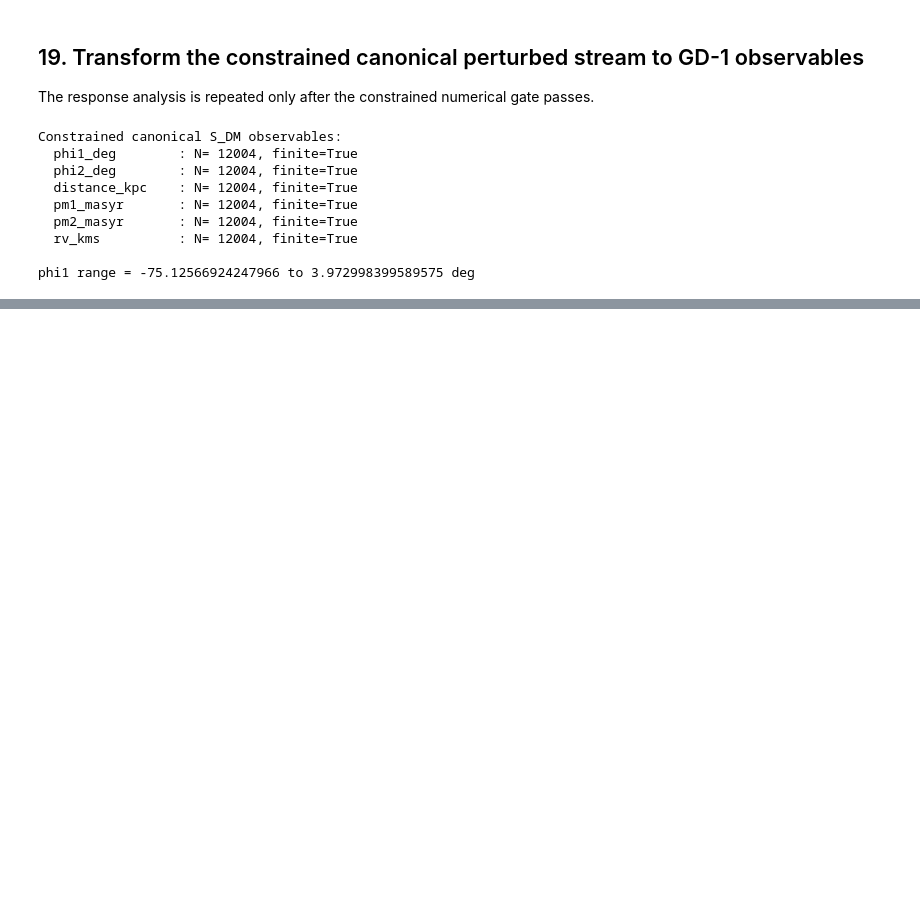
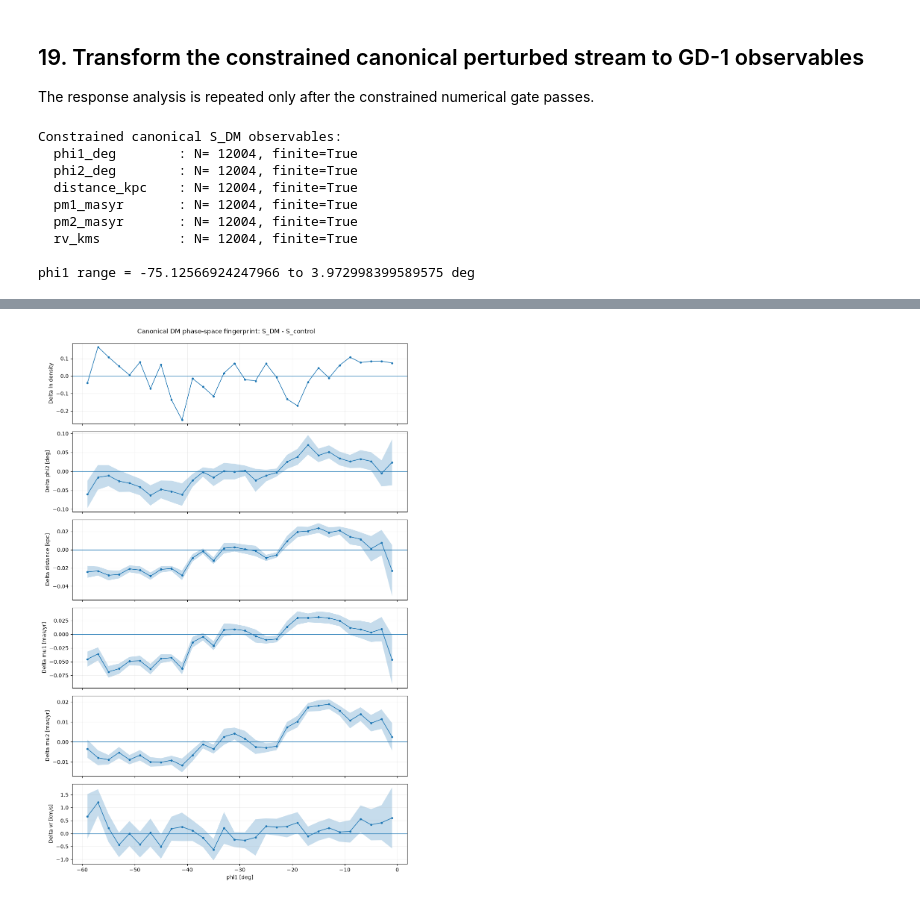
Before and after one commit to DarXSouls/stellar-streams, a Jupyter notebook: notebooks/03_dm_perturbation_engine.ipynb, the cells around one changed output, grey strips where cells are left out. Cells and saved outputs as stored; diff of their text form; code cells hidden in the pictures; blank space fills up the shorter version.

```diff
--- a/notebooks/03_dm_perturbation_engine.ipynb
+++ b/notebooks/03_dm_perturbation_engine.ipynb
@@ -3602,0 +4195,84 @@ STATUS: SCIENCE-READY FOR NEXT PERTURBATION DIAGNOSTICS
+# %%
+# ============================================================
+# Six-panel DM phase-space fingerprint
+# ============================================================
+
+import matplotlib.pyplot as plt
+
+fingerprint_plot = {
+    "delta_logrho": (
+        delta_logrho,
+        "Delta ln density",
+    ),
+    "phi2_deg": (
+        profiles_dm_fingerprint["phi2_deg"]["delta"],
+        "Delta phi2 [deg]",
+    ),
+    "distance_kpc": (
+        profiles_dm_fingerprint["distance_kpc"]["delta"],
+        "Delta distance [kpc]",
+    ),
+    "pm1_masyr": (
+        profiles_dm_fingerprint["pm1_masyr"]["delta"],
+        "Delta mu1 [mas/yr]",
+    ),
+    "pm2_masyr": (
+        profiles_dm_fingerprint["pm2_masyr"]["delta"],
+        "Delta mu2 [mas/yr]",
+    ),
+    "rv_kms": (
+        profiles_dm_fingerprint["rv_kms"]["delta"],
+        "Delta vr [km/s]",
+    ),
+}
+
+fig, axes = plt.subplots(
+    6, 1,
+    figsize=(10, 15),
+    sharex=True,
+)
+
+for ax, (key, (response, ylabel)) in zip(axes, fingerprint_plot.items()):
+
+    if key == "delta_logrho":
+        sigma = np.full_like(response, np.nan)
+    else:
+        sigma = profiles_dm_fingerprint[key]["sigma_delta"]
+
+    ax.axhline(0.0, linewidth=0.9)
+
+    if key != "delta_logrho":
+        valid = (
+            SCIENCE_MASK &
+            np.isfinite(response) &
+            np.isfinite(sigma)
+        )
+        ax.fill_between(
+            PHI1_CENTERS[valid],
+            response[valid] - sigma[valid],
+            response[valid] + sigma[valid],
+            alpha=0.25,
+        )
+
+    valid_response = SCIENCE_MASK & np.isfinite(response)
+    ax.plot(
+        PHI1_CENTERS[valid_response],
+        response[valid_response],
+        marker="o",
+        markersize=3,
+        linewidth=1.2,
+    )
+
+    ax.set_ylabel(ylabel)
+    ax.grid(alpha=0.2)
+
+axes[-1].set_xlabel("phi1 [deg]")
+fig.suptitle(
+    "Canonical DM phase-space fingerprint: S_DM - S_control",
+    y=0.995,
+)
+
+plt.tight_layout()
+plt.show()
+# %% [output]
+[figure, added]
```
Also changed, not shown: parts of 44 cells of this notebook, 8 other files.
